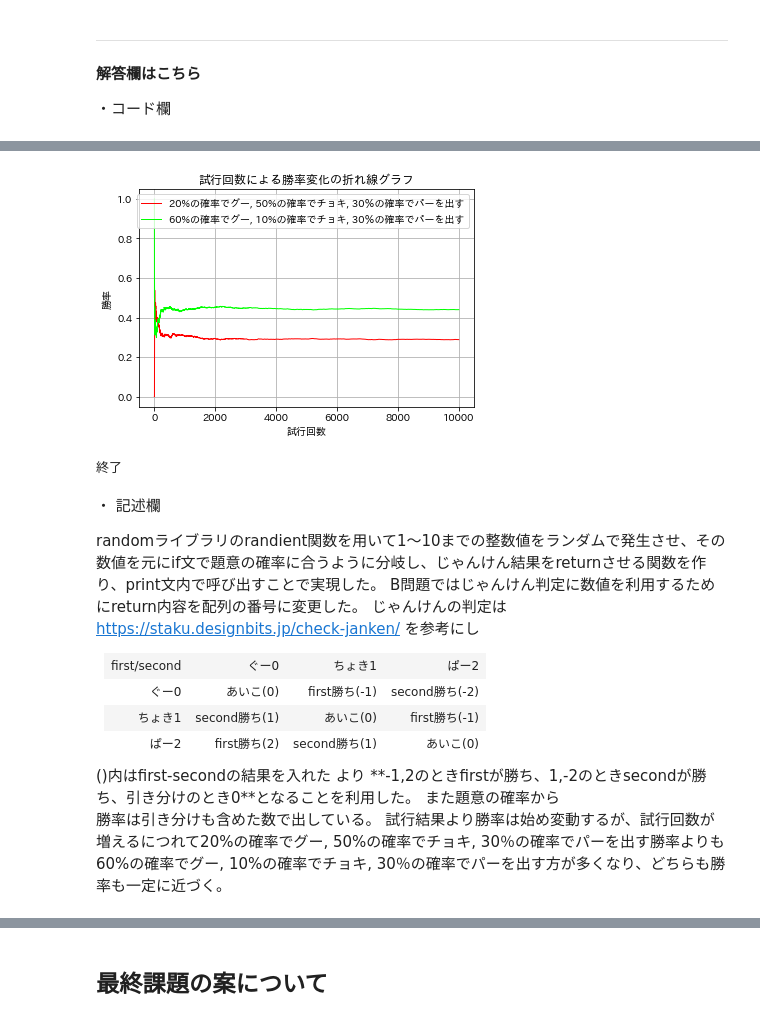
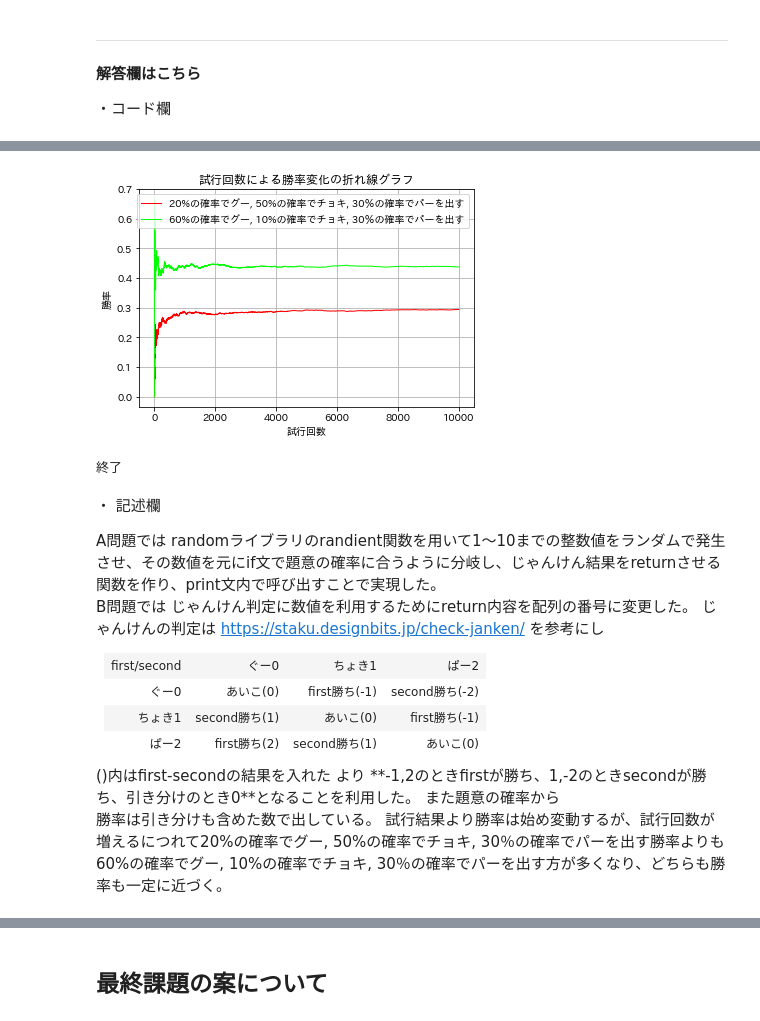
Before and after one commit to Usuyuki/Report2_AdDS2020, a Jupyter notebook: Report2_AdDS2020_202170U.ipynb, the cells around one changed output, grey strips where cells are left out. Drawn from its saved outputs; the diff is of its cells as text; code cells hidden in the pictures.

```diff
--- a/Report2_AdDS2020_202170U.ipynb
+++ b/Report2_AdDS2020_202170U.ipynb
@@ -389,19 +370,13 @@ xCandidate=0
 # %%
 #B問題
 import random#←numpyでも代替可能
-from matplotlib import pyplot as plt
 from matplotlib import pyplot as plt #グラフ描写
 !pip install japanize-matplotlib
 import japanize_matplotlib #文字化け防止
 te=["グー","チョキ","パー"]
 patternFirst="20%の確率でグー, 50%の確率でチョキ, 30％の確率でパーを出す"
 patternSecond="60%の確率でグー, 10%の確率でチョキ, 30％の確率でパーを出す"
-random.seed(2020)
-
-
-
-
-
+# random.seed(2020)
 
 def DoJankenFirst():
   rand=random.randint(0,10)
@@ -454,7 +429,6 @@ def calWinRate(countWin1,countWin2,countDraw):
 
   return rateWin1,rateWin2
 
-
 print(patternFirst+"結果は「"+te[DoJankenFirst()]+"」です。")
 print(patternSecond+"結果は「"+te[DoJankenSecond()]+"」です。")
 
@@ -489,25 +463,25 @@ for count in range(0, 10000, 1):
     # 10回までの結果は
     print("10回まででfirstは"+str(countWin1)+"回勝ち、secondは"+str(countWin2)+"回勝ち、引き分けは"+str(countDraw)+"回発生した")
     winner(countWin1,countWin2)
-    print(patternFirst+"勝率は"+str(winRate[0])+"/"+patternSecond+"勝率は"+str(winRate[1]))
+    print(patternFirst+"勝率は"+str(winRate[0])+"　　"+patternSecond+"勝率は"+str(winRate[1]))
     print("-------------------------")
   elif(count==99):
     #100回までの結果は
     print("100回まででfirstは"+str(countWin1)+"回勝ち、secondは"+str(countWin2)+"回勝ち、引き分けは"+str(countDraw)+"回発生した")
     winner(countWin1,countWin2)
-    print(patternFirst+"勝率は"+str(winRate[0])+"/"+patternSecond+"勝率は"+str(winRate[1]))
+    print(patternFirst+"勝率は"+str(winRate[0])+"　　"+patternSecond+"勝率は"+str(winRate[1]))
     print("-------------------------")
   elif(count==999):
     #1000回までの結果は
     print("1000回まででfirstは"+str(countWin1)+"回勝ち、secondは"+str(countWin2)+"回勝ち、引き分けは"+str(countDraw)+"回発生した")
     winner(countWin1,countWin2)
-    print(patternFirst+"勝率は"+str(winRate[0])+"/"+patternSecond+"勝率は"+str(winRate[1]))
+    print(patternFirst+"勝率は"+str(winRate[0])+"　　"+patternSecond+"勝率は"+str(winRate[1]))
     print("-------------------------")
   elif(count==9999):
     # １万回までの結果は
     print("10000回まででfirstは"+str(countWin1)+"回勝ち、secondは"+str(countWin2)+"回勝ち、引き分けは"+str(countDraw)+"回発生した")
     winner(countWin1,countWin2)
-    print(patternFirst+"勝率は"+str(winRate[0])+"/"+patternSecond+"勝率は"+str(winRate[1]))
+    print(patternFirst+"勝率は"+str(winRate[0])+"　　"+patternSecond+"勝率は"+str(winRate[1]))
     print("-------------------------")
 
 #グラフ
@@ -516,8 +490,8 @@ for count in range(0, 10000, 1):
 # WinRateAll2#y
 fig = plt.figure()
 ax = fig.add_subplot(1, 1, 1)
-ax.plot(countAll, winRateAll1, "-", c="#ff0000", linewidth=1,)
-ax.plot(countAll, winRateAll2, "-", c="#00ff00", linewidth=1,)
+ax.plot(countAll, winRateAll1, "-", c="#ff0000", linewidth=1)
+ax.plot(countAll, winRateAll2, "-", c="#00ff00", linewidth=1)
 
 ax.grid(True)  # grid表示
 ax.set_xlabel('試行回数')  # x軸ラベル
@@ -549,11 +523,13 @@ Requirement already satisfied: six in /usr/local/lib/python3.6/dist-packages (fr
 -------------------------
-[figure, old version]
+[figure, new version]
 終了
 # %% [markdown]
 ・ 記述欄
 
-randomライブラリのrandient関数を用いて1～10までの整数値をランダムで発生させ、その数値を元にif文で題意の確率に合うように分岐し、じゃんけん結果をreturnさせる関数を作り、print文内で呼び出すことで実現した。
-B問題ではじゃんけん判定に数値を利用するためにreturn内容を配列の番号に変更した。
+A問題では
+randomライブラリのrandient関数を用いて1～10までの整数値をランダムで発生させ、その数値を元にif文で題意の確率に合うように分岐し、じゃんけん結果をreturnさせる関数を作り、print文内で呼び出すことで実現した。<br>
+B問題では
+じゃんけん判定に数値を利用するためにreturn内容を配列の番号に変更した。
 じゃんけんの判定は
 https://staku.designbits.jp/check-janken/
 を参考にし
```
Also changed, not shown: parts of 12 cells of this notebook.
